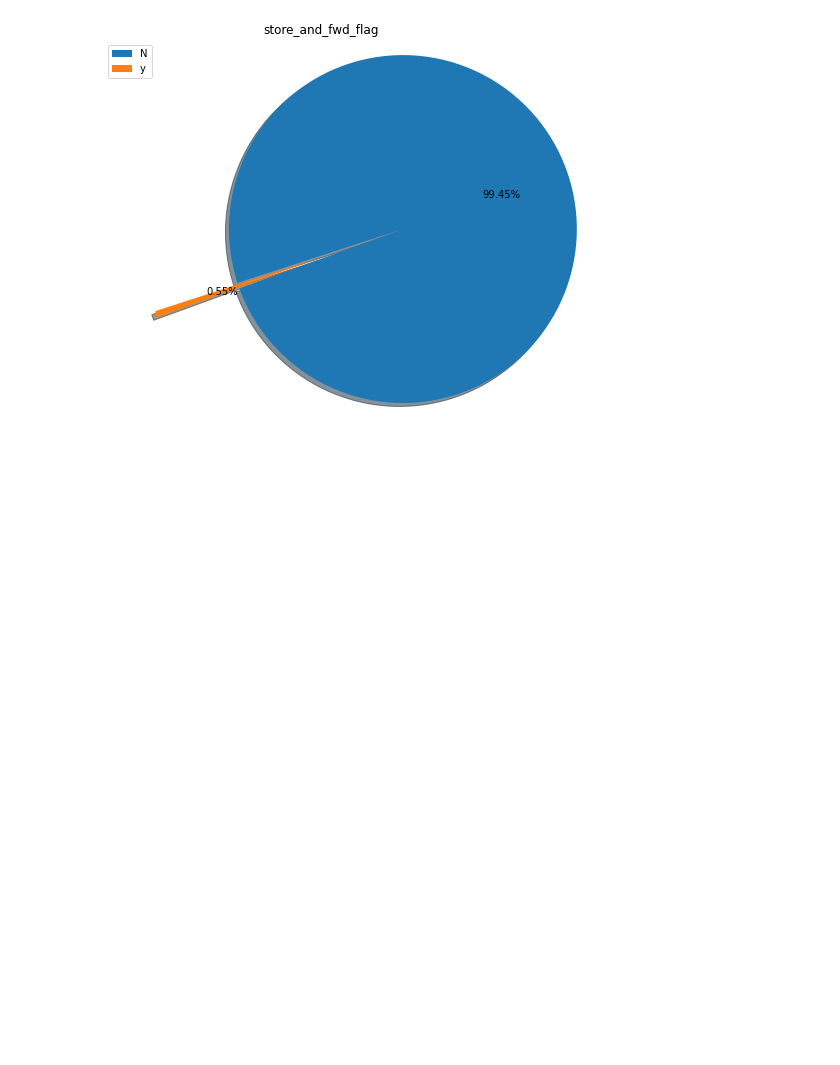
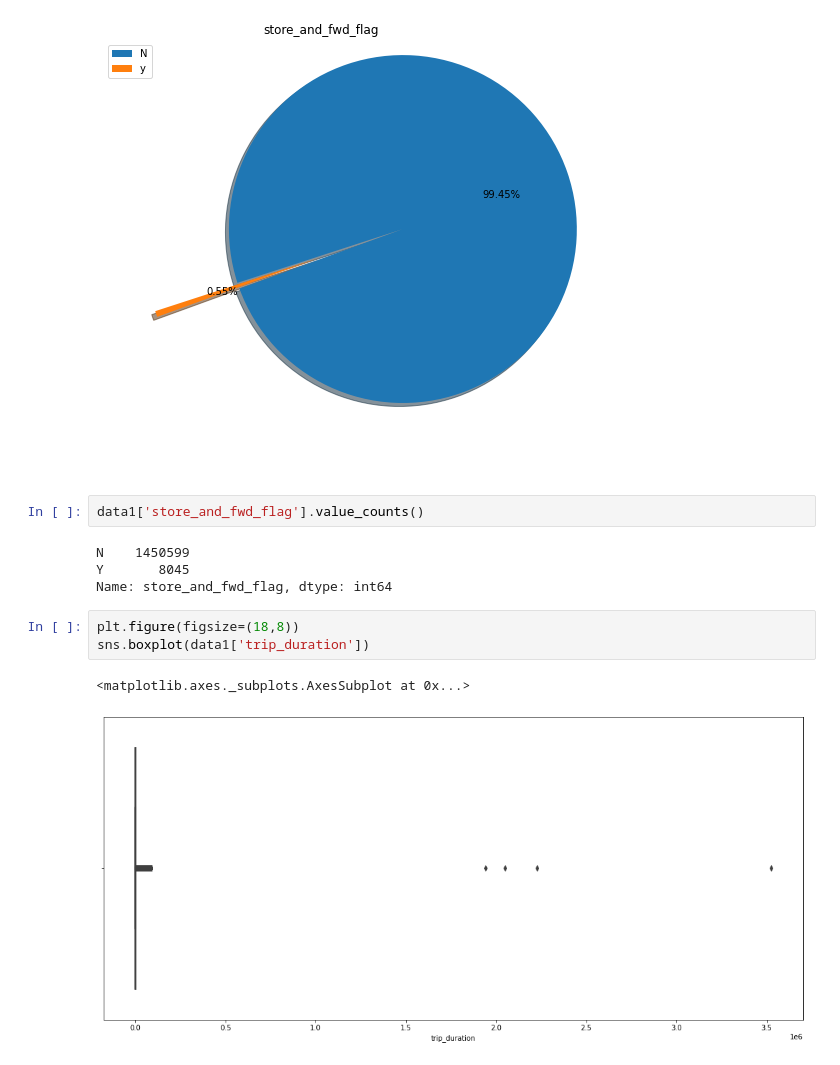
Before and after one commit to Vidhuran-Rajendran/NYC-Taxi-Trip-Time-Prediction, a Jupyter notebook: NYC_Taxi_Trip_Time_Prediction_Capstone_Project.ipynb, the cells around one changed output. Cells and saved outputs as stored; diff of their text form; blank space fills up the shorter version.

```diff
--- a/NYC_Taxi_Trip_Time_Prediction_Capstone_Project.ipynb
+++ b/NYC_Taxi_Trip_Time_Prediction_Capstone_Project.ipynb
@@ -207,3 +207,15 @@ plt.title('store_and_fwd_flag')
 # %% [output]
 Text(0.5, 1.0, 'store_and_fwd_flag')
 [figure]
+# %%
+data1['store_and_fwd_flag'].value_counts()
+# %% [output]
+N    1450599
+Y       8045
+Name: store_and_fwd_flag, dtype: int64
+# %%
+plt.figure(figsize=(18,8))
+sns.boxplot(data1['trip_duration'])
+# %% [output]
+<matplotlib.axes._subplots.AxesSubplot at 0x...>
+[figure, added]
```
Also changed, not shown: parts of 3 cells of this notebook.
